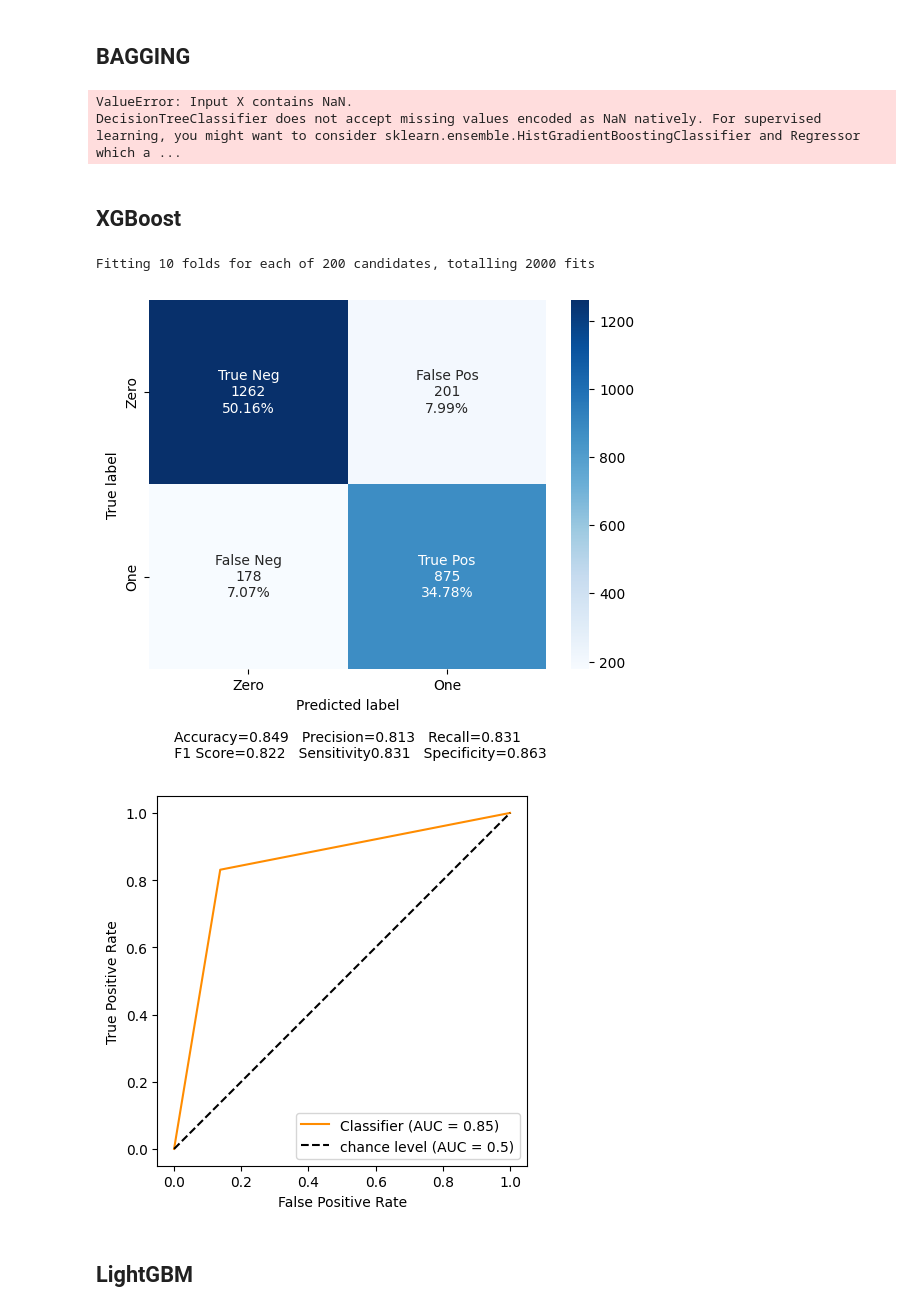
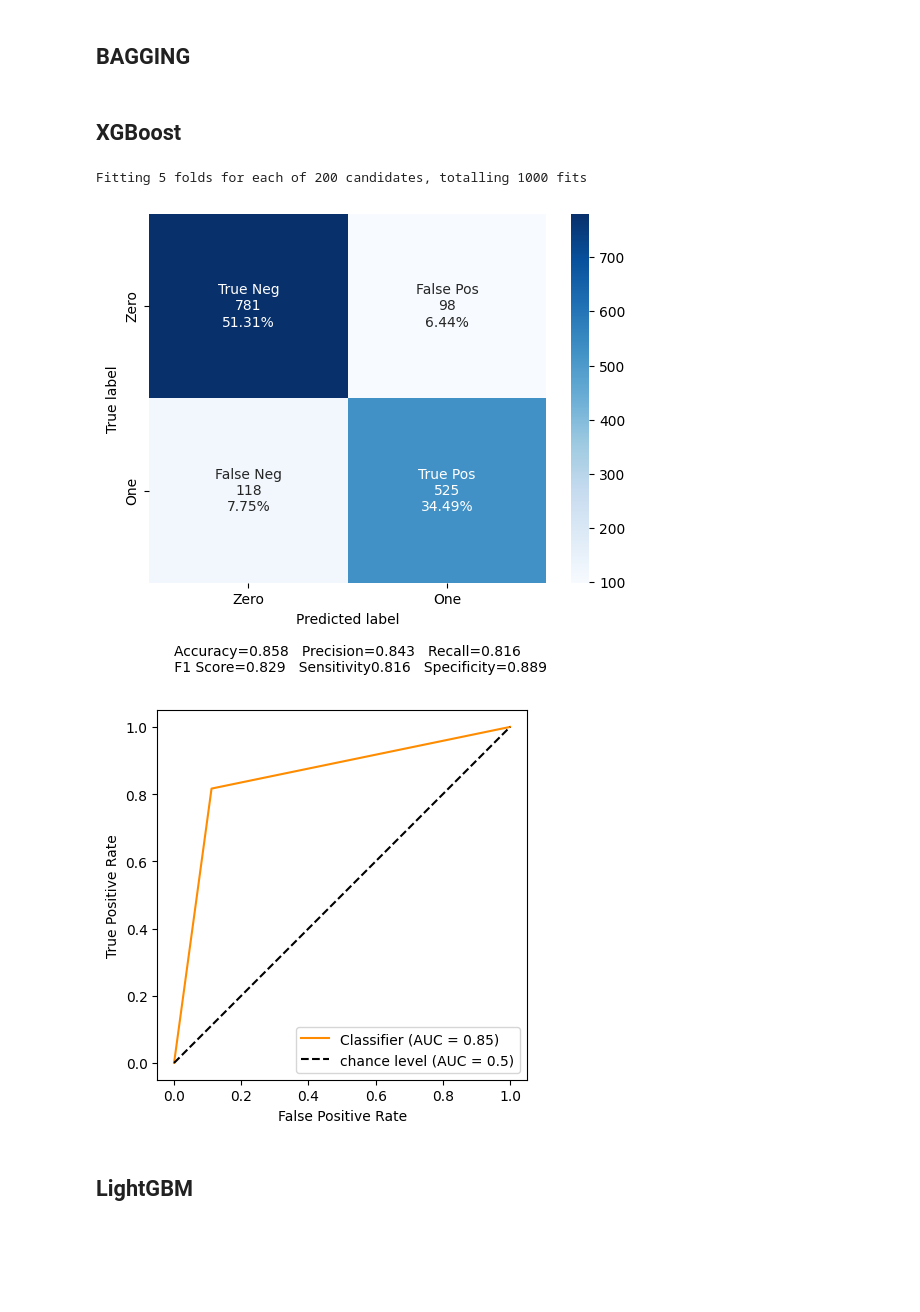
Before and after one commit to realbigi/ML_Data_Competition, a Jupyter notebook: LIAM/Report_LIAM2.ipynb, the cells around one changed output. Saved outputs shown, nothing was run; the diff lists cells and outputs as text; code cells hidden in the pictures; blank space fills up the shorter version.

```diff
--- a/LIAM/Report_LIAM2.ipynb
+++ b/LIAM/Report_LIAM2.ipynb
@@ -466,7 +466,7 @@ train_only_subscription = train_hot['subscription']
 # %% [markdown]
 # TRAIN, TEST AND VALIDATION
 # %%
-valid_size = 0.281
+valid_size = 0.17
 
 # Split the data into training and test sets
 X_train, X_valid, Y_train, Y_valid = train_test_split(train_no_subscription, train_only_subscription, test_size=valid_size)
@@ -725,9 +725,6 @@ plt.tick_params(labelsize = 16)
 
 # Visualize plot
 plt.show()
-# %% [output]
-ValueError: Input X contains NaN.
-DecisionTreeClassifier does not accept missing values encoded as NaN natively. For supervised learning, you might want to consider sklearn.ensemble.HistGradientBoostingClassifier and Regressor which a ...
 # %% [markdown]
 ## XGBoost
 # %%
@@ -770,7 +767,7 @@ param_grid = {
 }
 
 # Define folds object
-folds = KFold(n_splits=10 , shuffle=True, random_state=1)
+folds = KFold(n_splits=5 , shuffle=True, random_state=1)
 
 # Create the GridSearchCV object
 grid_search = RandomizedSearchCV(xgb_model, param_distributions=param_grid, random_state=42, n_iter=200, cv=folds, verbose=1, n_jobs=5, return_train_score=True)
@@ -785,25 +782,25 @@ parameters = results[['param_' + i for i in param_grid.keys()]]
 # best parameters
 index_best = np.argmin(test_MSEs) # index of the k value with the lowest MSE estimate
 # %% [output]
-Fitting 10 folds for each of 200 candidates, totalling 2000 fits
+Fitting 5 folds for each of 200 candidates, totalling 1000 fits
 # %%
-best_model = xgb.XGBClassifier(objective="binary:logistic",
+xgb = xgb.XGBClassifier(objective="binary:logistic",
                                random_state=42,
                                colsample_bytree = results.param_colsample_bytree[index_best],
                                gamma = results.param_gamma[index_best],
                                learning_rate = results.param_learning_rate[index_best], # default 0.1
                                max_depth = results.param_max_depth[index_best], # default 3
                                n_estimators = results.param_n_estimators[index_best], # default 100
                                subsample = results.param_subsample[index_best])
 
-best_model.fit(X_train, Y_train)
-predictions = best_model.predict(X_valid)
+xgb.fit(X_train, Y_train)
+predictions = xgb.predict(X_valid)
 predictions = [1 if i > 0.5 else 0 for i in predictions]
 make_confusion_matrix(confusion_matrix(Y_valid, predictions), group_names=['True Neg','False Pos','False Neg','True Pos'],  categories=['Zero', 'One'])
 plot_ROC(Y_valid, predictions)
 # %% [output]
-[figure, old version]
+[figure, new version]
-[figure, old version]
+[figure, new version]
 # %% [markdown]
 ## LightGBM
 # %%
```
Also changed, not shown: parts of 7 cells of this notebook, 1 other file.
